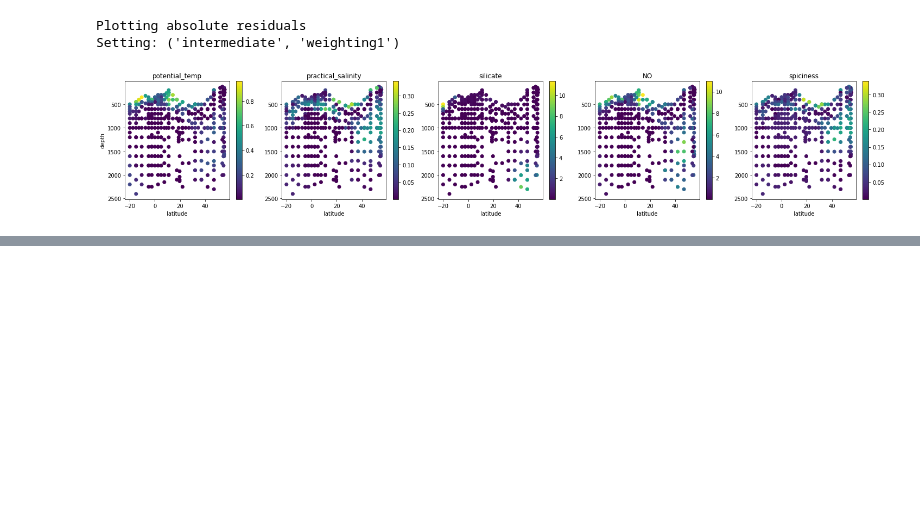
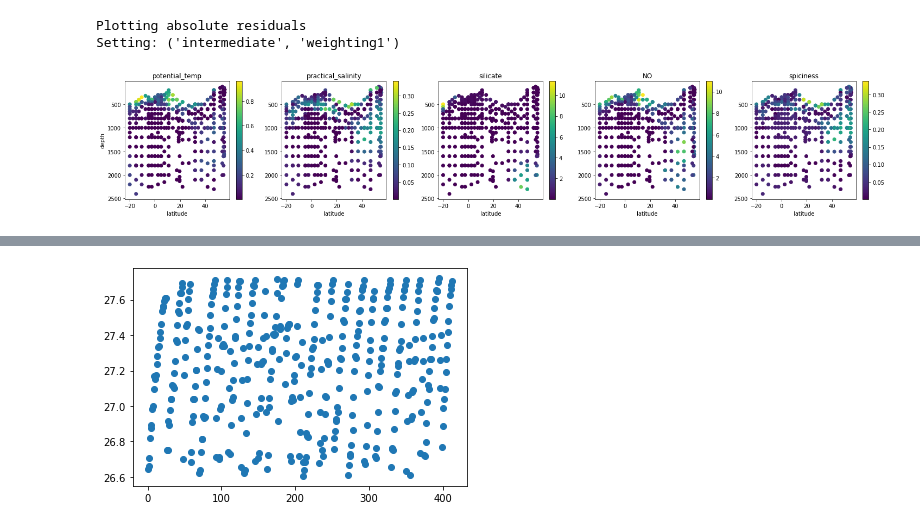
Before and after one commit to nitrogenlab/oceanography_colab_notebooks, a Jupyter notebook: for_rian/ConstrainedWaterMassAnalysis.ipynb, the cells around one changed output, grey strips where cells are left out. Saved outputs shown, nothing was run; the diff lists cells and outputs as text; code cells hidden in the pictures; blank space fills up the shorter version.

```diff
--- a/for_rian/ConstrainedWaterMassAnalysis.ipynb
+++ b/for_rian/ConstrainedWaterMassAnalysis.ipynb
@@ -453,0 +662,7 @@ build_altair_viz(ompa_setting_to_soln[
+# %%
+plt.scatter(
+    np.arange(len(ompa_problem.obs_df)),
+    ompa_problem.obs_df["sig0"])
+plt.show()
+# %% [output]
+[figure, added]
```
Also changed, not shown: parts of 11 cells of this notebook.
